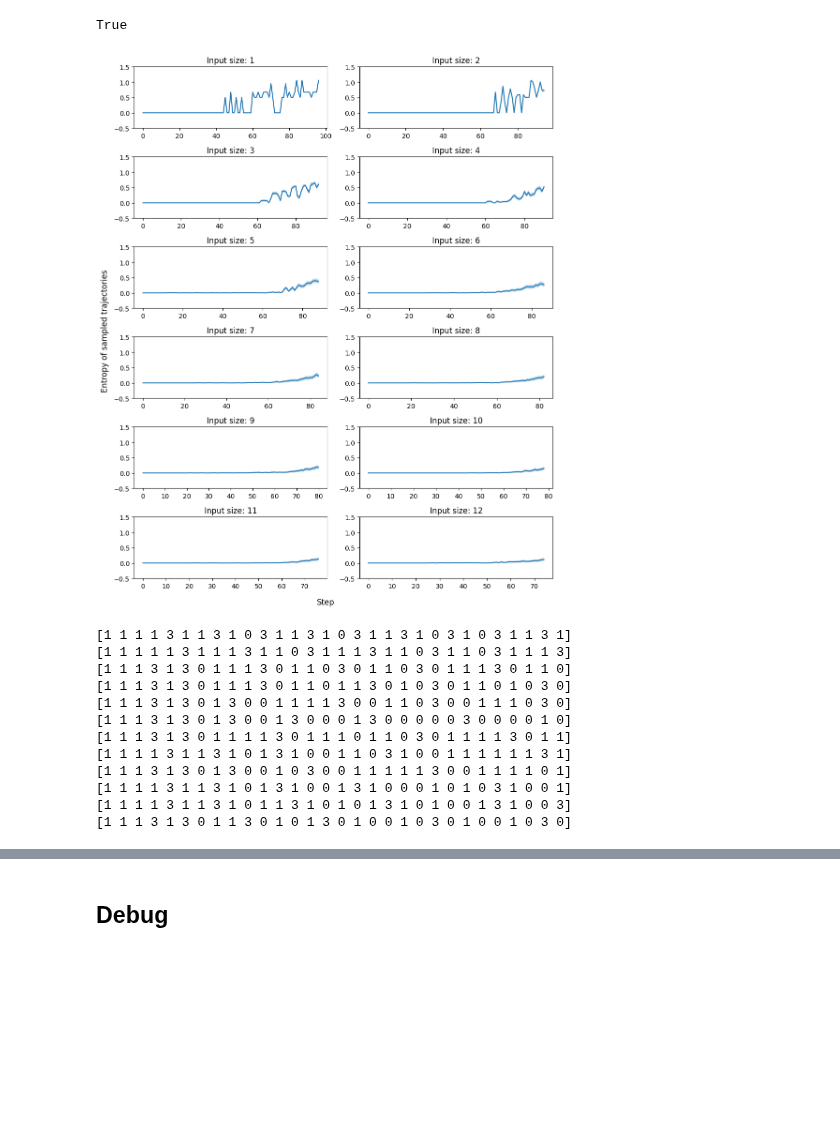
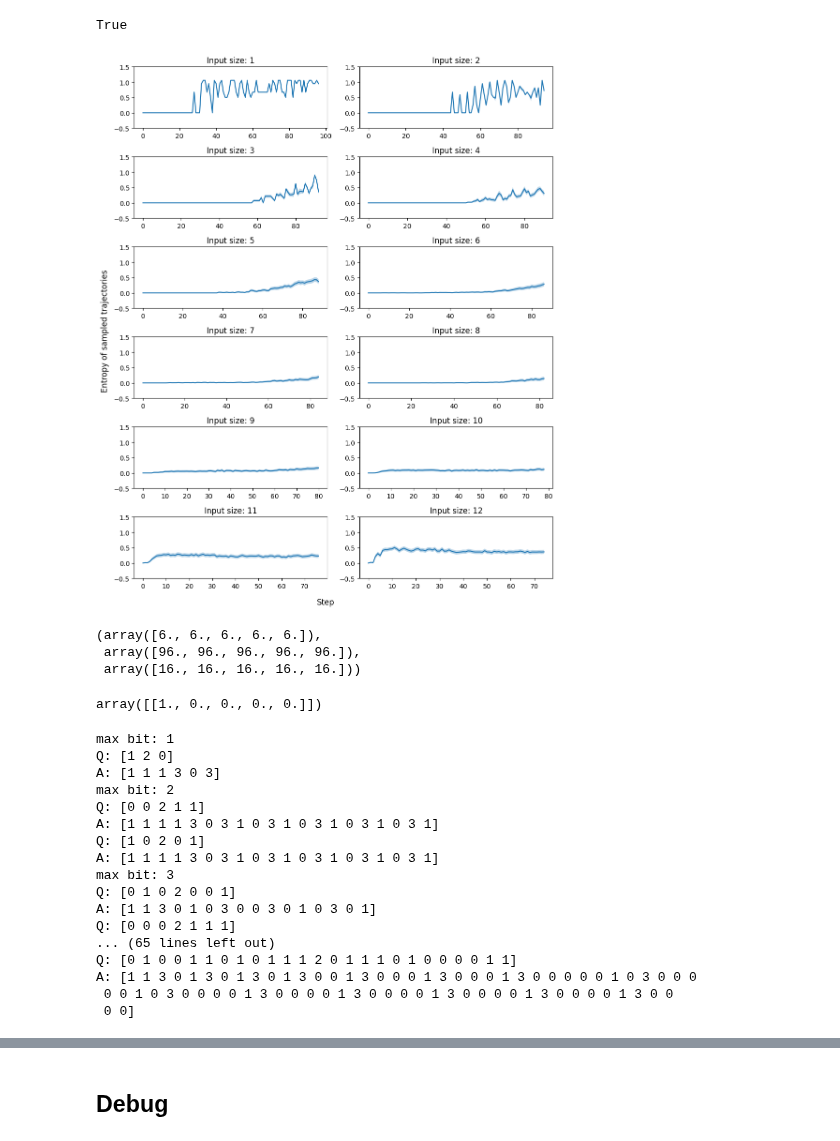
Before and after one commit to chanb/scaling_jax, a Jupyter notebook: src/evaluations/evaluate_addition.ipynb, the cells around one changed output, grey strips where cells are left out. Drawn from its saved outputs; the diff is of its cells as text; code cells hidden in the pictures; blank space fills up the shorter version.

```diff
--- a/src/evaluations/evaluate_addition.ipynb
+++ b/src/evaluations/evaluate_addition.ipynb
@@ -293,6 +293,7 @@ run_name = "ppo-scratch-8x8-2_cot_tokens-stop_on_empty-max_int_64-curriculum-10-
 run_name = "supervised-nope-scratch-32-noop_p0.1_m5-stop_on_empty-10-13-25_03_46_02-7da06c7f-2f4a-4bda-a16c-834072183754"
 run_name = "supervised-nope-scratch-32-noop_p0.1_m5_pad-stop_on_empty-10-13-25_07_16_31-afb1ab65-6a45-4a40-a393-6bac0a798aed"
 run_name = "ppo-scratch_1M-correctness_aware-8x8-stop_on_empty-10-15-25_04_45_42-77e868f9-e372-48bc-9f43-cac02a68c54d"
+run_name = "ppo-scratch_1M-bug_fix_correctness_aware-8x8-stop_on_empty-10-20-25_06_19_14-53b7137c-3621-464c-aaf8-f6bf1930a1aa"
 
 learner_path = os.path.join(base_path, algo_name, run_name)
 # %%
@@ -921,10 +923,10 @@ plt.tight_layout()
 # %% [markdown]
 ## Entropy in sampled trajectories
 # %%
-curr_actions = all_res["results"][16][6]["actions"]
+curr_actions = all_res["results"][3][6]["actions"]
 curr_actions = curr_actions.reshape((-1, 5, curr_actions.shape[-1]))
 # %%
-curr_obss = all_res["results"][16][6]["observations"]
+curr_obss = all_res["results"][3][6]["observations"]
 curr_obss = curr_obss.reshape((-1, num_evals, curr_obss.shape[-1]))
 # %%
 all_matches = True
@@ -938,7 +940,7 @@ print(all_matches)
 # %% [output]
 True
 # %%
-checkpoint_i = 16
+checkpoint_i = 3
 
 fig, axs = plt.subplots(
     int(np.ceil(len(match_results[0]) / 2)),
@@ -966,53 +968,74 @@ for plot_i, max_bits in enumerate(sorted(list(all_res["results"][checkpoint_i].k
             train_max_decode_len - question_end_idx,
             dataset.output_space.n
         ))
 
         for step_i in range(train_max_decode_len - question_end_idx):
             for eval_i in range(num_evals):
                 action_counts[step_i, curr_actions[question_idx, eval_i, question_end_idx + step_i]] += 1
 
         action_ent = scipy.stats.entropy(action_counts, axis=-1)
         accum_action_ent[entry_i] = action_ent
 
     axs[plot_i].plot(
         np.arange(train_max_decode_len - question_end_idx),
         np.mean(accum_action_ent, axis=0),
     )
 
     axs[plot_i].fill_between(
         np.arange(train_max_decode_len - question_end_idx),
         np.mean(accum_action_ent, axis=0) + np.std(accum_action_ent, axis=0) / num_evals,
         np.mean(accum_action_ent, axis=0) - np.std(accum_action_ent, axis=0) / num_evals,
         alpha=0.3
     )
 
     axs[plot_i].set_title(f"Input size: {max_bits}")
     axs[plot_i].set_ylim(-0.5, 1.5)
 
 fig.supylabel('Entropy of sampled trajectories')
 fig.supxlabel('Step')
 fig.tight_layout()
 # %% [output]
-[figure, old version]
+[figure, new version]
+# %%
+all_res["metrics"][checkpoint_i][1]["response_lengths"][0], all_res["metrics"][0][2]["response_lengths"][0], all_res["metrics"][checkpoint_i][3]["response_lengths"][0]
+# %% [output]
+(array([6., 6., 6., 6., 6.]),
+ array([96., 96., 96., 96., 96.]),
+ array([16., 16., 16., 16., 16.]))
+# %%
+all_res["metrics"][0][1]["successes"]
+# %% [output]
+array([[1., 0., 0., 0., 0.]])
 # %%
 for plot_i, max_bits in enumerate(sorted(list(all_res["results"][checkpoint_i].keys()))):
     curr_actions = all_res["results"][checkpoint_i][max_bits]["actions"]
     curr_obss = all_res["results"][checkpoint_i][max_bits]["observations"]
+    curr_rlengthss = all_res["metrics"][checkpoint_i][max_bits]["response_lengths"]
     question_end_idx = 2 * max_bits + 1
-    print(curr_actions[0][question_end_idx:question_end_idx + 30])
+    print("max bit: {}".format(max_bits))
+    print("Q: {}".format(curr_obss[0][:question_end_idx]))
+    print("A: {}".format(curr_actions[0][question_end_idx:question_end_idx + curr_rlengthss[0, 0].astype(int)]))
+    if len(curr_actions) > num_evals:
+        print("Q: {}".format(curr_obss[num_evals][:question_end_idx]))
+        print("A: {}".format(curr_actions[num_evals][question_end_idx:question_end_idx + curr_rlengthss[1, 0].astype(int)]))
 # %% [output]
-[1 1 1 1 3 1 1 3 1 0 3 1 1 3 1 0 3 1 1 3 1 0 3 1 0 3 1 1 3 1]
-[1 1 1 1 1 3 1 1 1 3 1 1 0 3 1 1 1 3 1 1 0 3 1 1 0 3 1 1 1 3]
-[1 1 1 3 1 3 0 1 1 1 3 0 1 1 0 3 0 1 1 0 3 0 1 1 1 3 0 1 1 0]
-[1 1 1 3 1 3 0 1 1 1 3 0 1 1 0 1 1 3 0 1 0 3 0 1 1 0 1 0 3 0]
-[1 1 1 3 1 3 0 1 3 0 0 1 1 1 1 3 0 0 1 1 0 3 0 0 1 1 1 0 3 0]
-[1 1 1 3 1 3 0 1 3 0 0 1 3 0 0 0 1 3 0 0 0 0 0 3 0 0 0 0 1 0]
-[1 1 1 3 1 3 0 1 1 1 1 3 0 1 1 1 0 1 1 0 3 0 1 1 1 1 3 0 1 1]
-[1 1 1 1 3 1 1 3 1 0 1 3 1 0 0 1 1 0 3 1 0 0 1 1 1 1 1 1 3 1]
-[1 1 1 3 1 3 0 1 3 0 0 1 0 3 0 0 1 1 1 1 1 3 0 0 1 1 1 1 0 1]
-[1 1 1 1 3 1 1 3 1 0 1 3 1 0 0 1 3 1 0 0 0 1 0 1 0 3 1 0 0 1]
-[1 1 1 1 3 1 1 3 1 0 1 1 3 1 0 1 0 1 3 1 0 1 0 0 1 3 1 0 0 3]
-[1 1 1 3 1 3 0 1 1 3 0 1 0 1 3 0 1 0 0 1 0 3 0 1 0 0 1 0 3 0]
+max bit: 1
+Q: [1 2 0]
+A: [1 1 1 3 0 3]
+max bit: 2
+Q: [0 0 2 1 1]
+A: [1 1 1 1 3 0 3 1 0 3 1 0 3 1 0 3 1 0 3 1]
+Q: [1 0 2 0 1]
+A: [1 1 1 1 3 0 3 1 0 3 1 0 3 1 0 3 1 0 3 1]
+max bit: 3
+Q: [0 1 0 2 0 0 1]
+A: [1 1 3 0 1 0 3 0 0 3 0 1 0 3 0 1]
+Q: [0 0 0 2 1 1 1]
+... (65 lines left out)
+Q: [0 1 0 0 1 1 0 1 0 1 1 1 2 0 1 1 1 0 1 0 0 0 0 1 1]
+A: [1 1 3 0 1 3 0 1 3 0 1 3 0 0 1 3 0 0 0 1 3 0 0 0 1 3 0 0 0 0 0 1 0 3 0 0 0
+ 0 0 1 0 3 0 0 0 0 1 3 0 0 0 0 1 3 0 0 0 0 1 3 0 0 0 0 1 3 0 0 0 0 1 3 0 0
+ 0 0]
 # %%
 for plot_i, max_bits in enumerate(sorted(list(all_res["results"][checkpoint_i].keys()))):
     curr_actions = all_res["results"][checkpoint_i][max_bits]["actions"]
```
Also changed, not shown: parts of 14 cells of this notebook, 1 other file.
